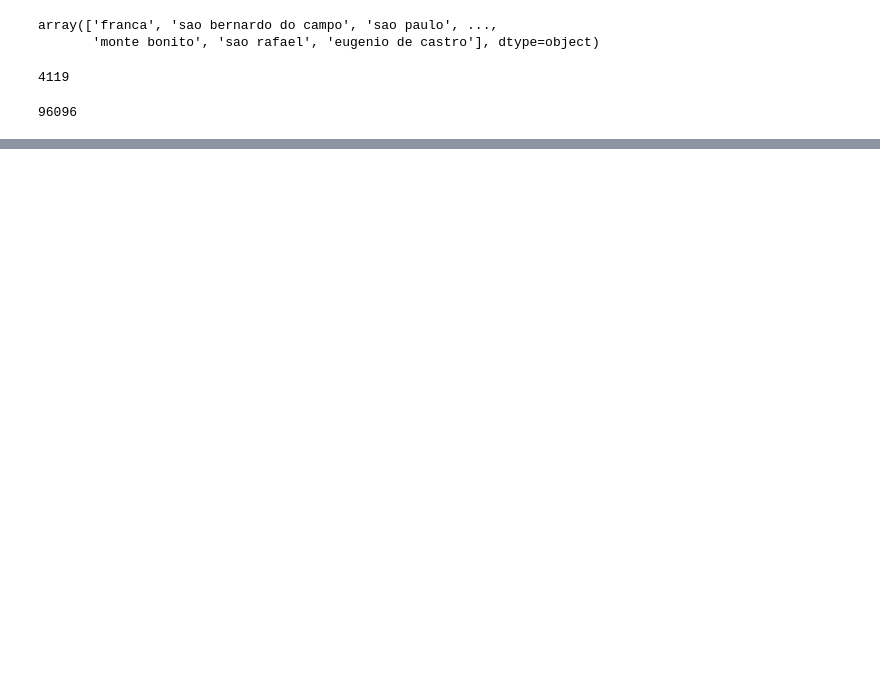
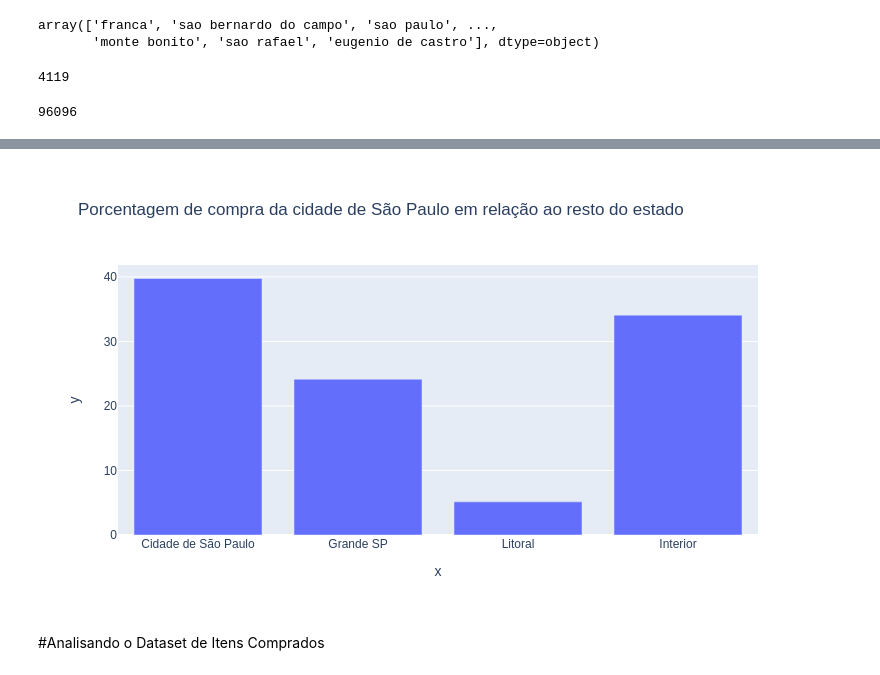
Before and after one commit to LoreBonora/IntroGit, a Jupyter notebook: Intro_CD_aula_1.ipynb, the cells around one changed output, grey strips where cells are left out. Saved outputs shown, nothing was run; the diff lists cells and outputs as text; code cells hidden in the pictures; blank space fills up the shorter version.

```diff
--- a/Intro_CD_aula_1.ipynb
+++ b/Intro_CD_aula_1.ipynb
@@ -169,0 +392,13 @@ df_vendedores.head(3)
+# %%
+#Plotando o gráfico de compras em SP
+Total = 0
+for i in range(0, 5):
+  Total = Total + PorcRegCompras[i]
+
+Compras = [Total, PorcRegCompras[5], PorcRegCompras[6], PorcRegCompras[7]]
+fig = px.bar(x=["Cidade de São Paulo","Grande SP", "Litoral", "Interior" ], y=Compras, title = "Porcentagem de compra da cidade de São Paulo em relação ao resto do estado")
+gitly.show( fig )
+# %% [output]
+[figure, added]
+# %% [markdown]
+#Analisando o Dataset de Itens Comprados
```
Also changed, not shown: parts of 107 cells of this notebook.
